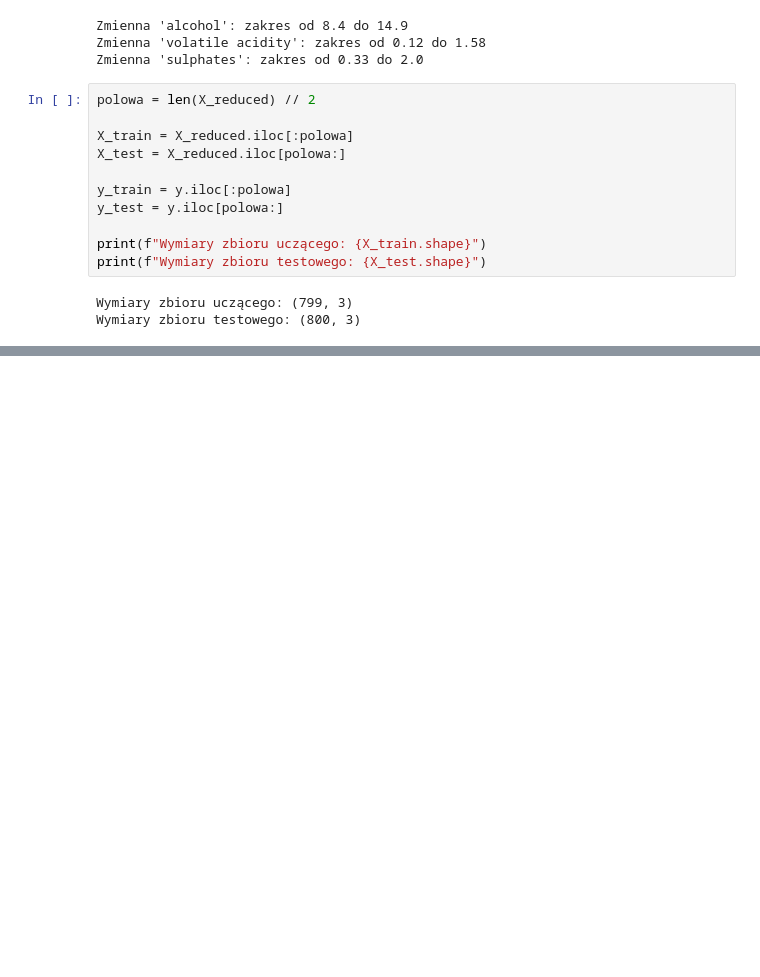
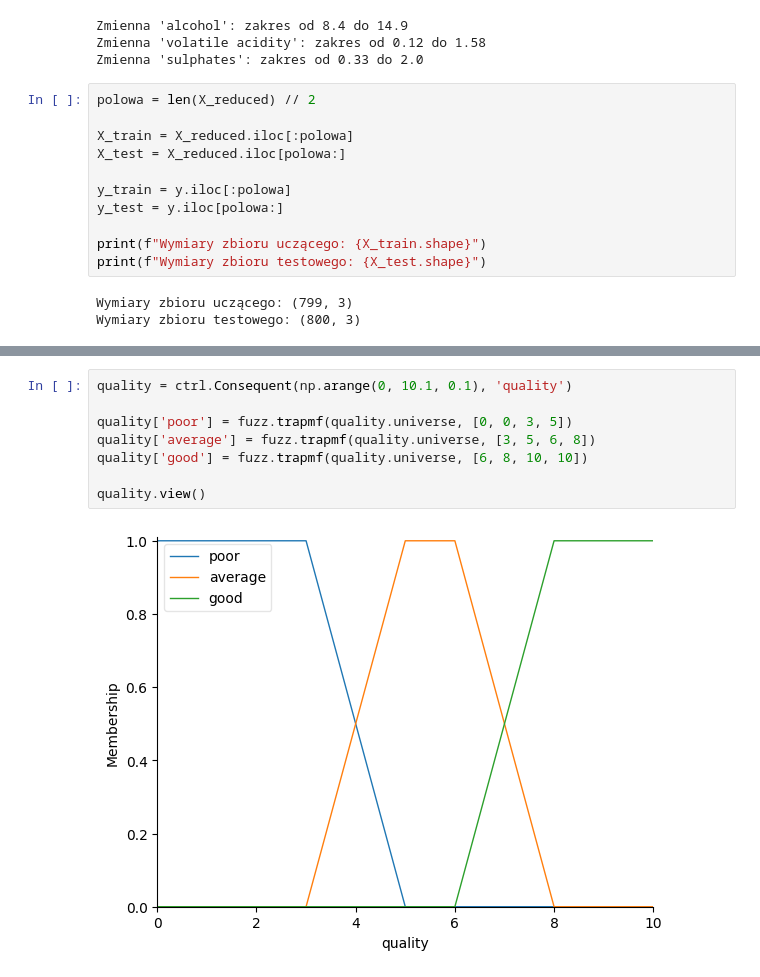
Before and after one commit to lisciu24/MIO-fuzzy-logic, a Jupyter notebook: MIO_project.ipynb, the cells around one changed output, grey strips where cells are left out. Cells and saved outputs as stored; diff of their text form; blank space fills up the shorter version.

```diff
--- a/MIO_project.ipynb
+++ b/MIO_project.ipynb
@@ -165,0 +200,10 @@ sulphates = ctrl.Antecedent(np.arrange(X_reduced_min['sulphates'], X_reduced_max
+# %%
+quality = ctrl.Consequent(np.arange(0, 10.1, 0.1), 'quality')
+
+quality['poor'] = fuzz.trapmf(quality.universe, [0, 0, 3, 5])
+quality['average'] = fuzz.trapmf(quality.universe, [3, 5, 6, 8])
+quality['good'] = fuzz.trapmf(quality.universe, [6, 8, 10, 10])
+
+quality.view()
+# %% [output]
+[figure, added]
```
Also changed, not shown: parts of 4 cells of this notebook.
